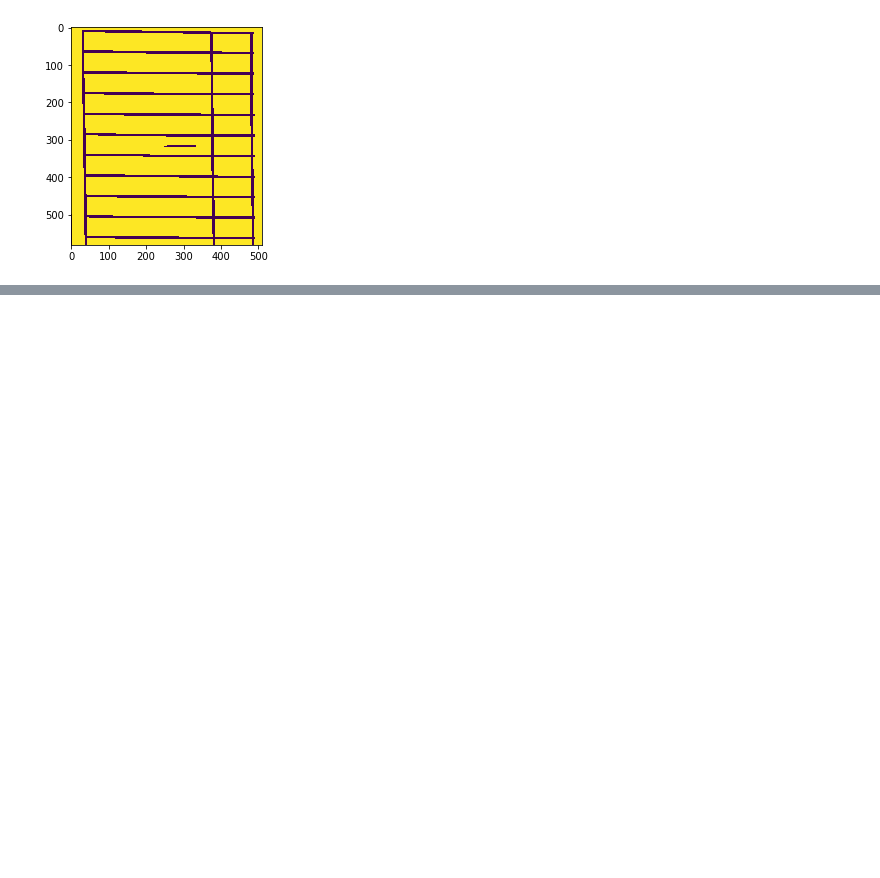
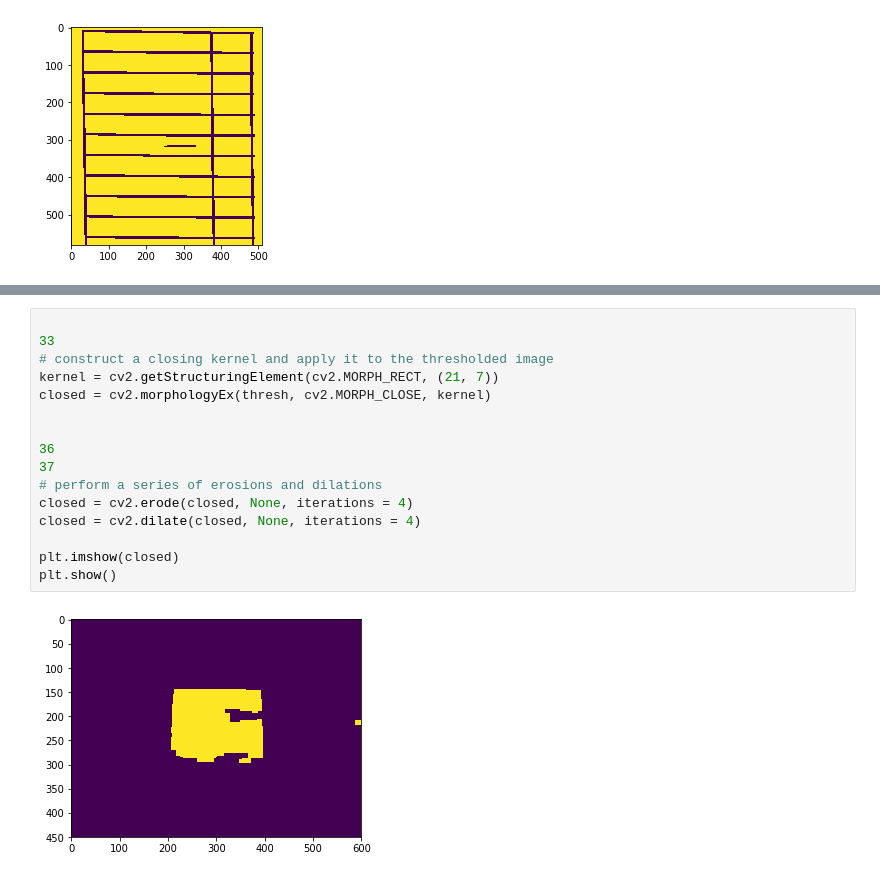
Before and after one commit to dewagter/notebook, a Jupyter notebook: Attempt.ipynb, the cells around one changed output, grey strips where cells are left out. Drawn from its saved outputs; the diff is of its cells as text; blank space fills up the shorter version.

```diff
--- a/Attempt.ipynb
+++ b/Attempt.ipynb
@@ -119,0 +205,18 @@ plt.show()
+# %%
+
+33
+# construct a closing kernel and apply it to the thresholded image
+kernel = cv2.getStructuringElement(cv2.MORPH_RECT, (21, 7))
+closed = cv2.morphologyEx(thresh, cv2.MORPH_CLOSE, kernel)
+
+
+36
+37
+# perform a series of erosions and dilations
+closed = cv2.erode(closed, None, iterations = 4)
+closed = cv2.dilate(closed, None, iterations = 4)
+
+plt.imshow(closed)
+plt.show()
+# %% [output]
+[figure, added]
```
Also changed, not shown: parts of 7 cells of this notebook, 1 other file.
